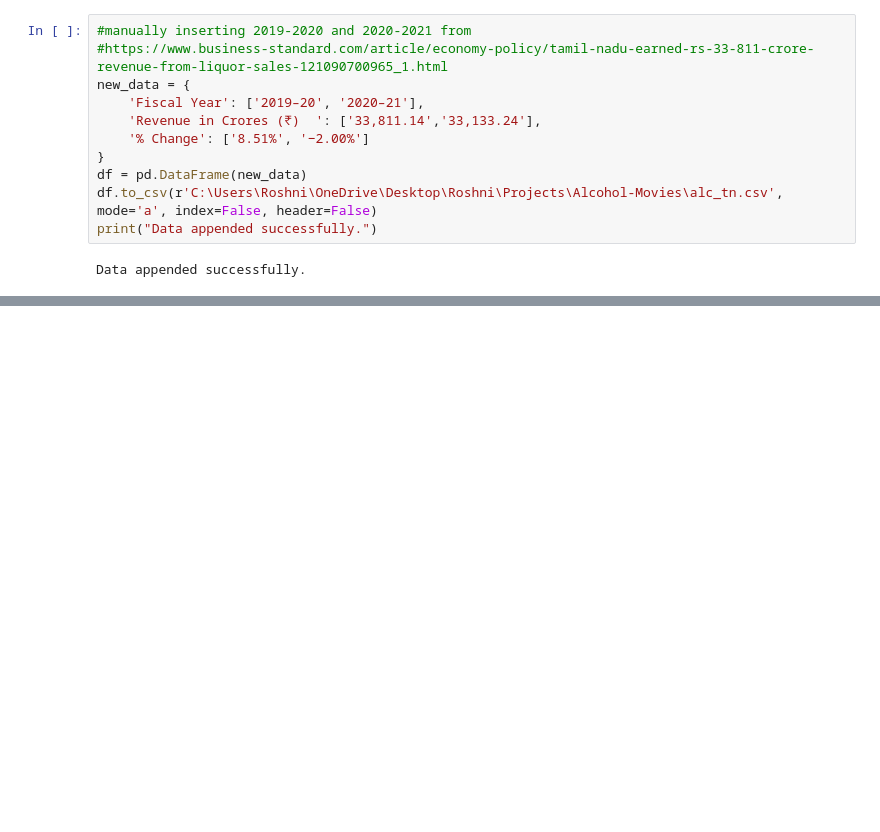
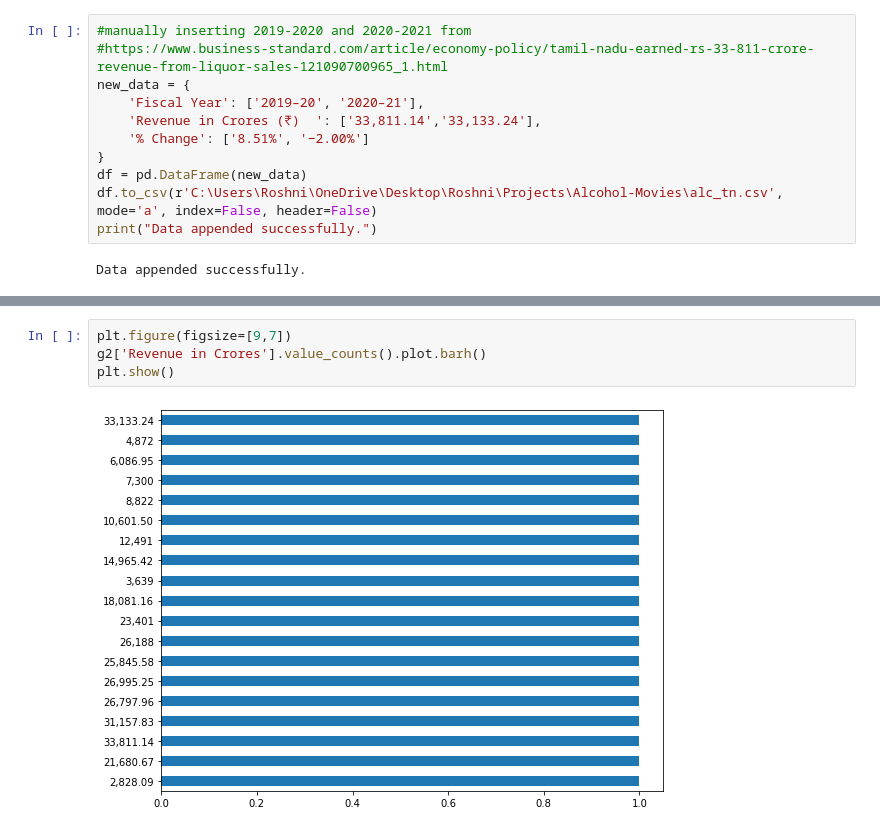
Before and after one commit to Roshni-Bala/Movies-Alcohol-Data-Analysis, a Jupyter notebook: Movies.ipynb, the cells around one changed output, grey strips where cells are left out. Cells and saved outputs as stored; diff of their text form; blank space fills up the shorter version.

```diff
--- a/Movies.ipynb
+++ b/Movies.ipynb
@@ -303,0 +386,6 @@ Data appended successfully.
+# %%
+plt.figure(figsize=[9,7])
+g2['Revenue in Crores'].value_counts().plot.barh()
+plt.show()
+# %% [output]
+[figure, added]
```
Also changed, not shown: parts of 11 cells of this notebook.
